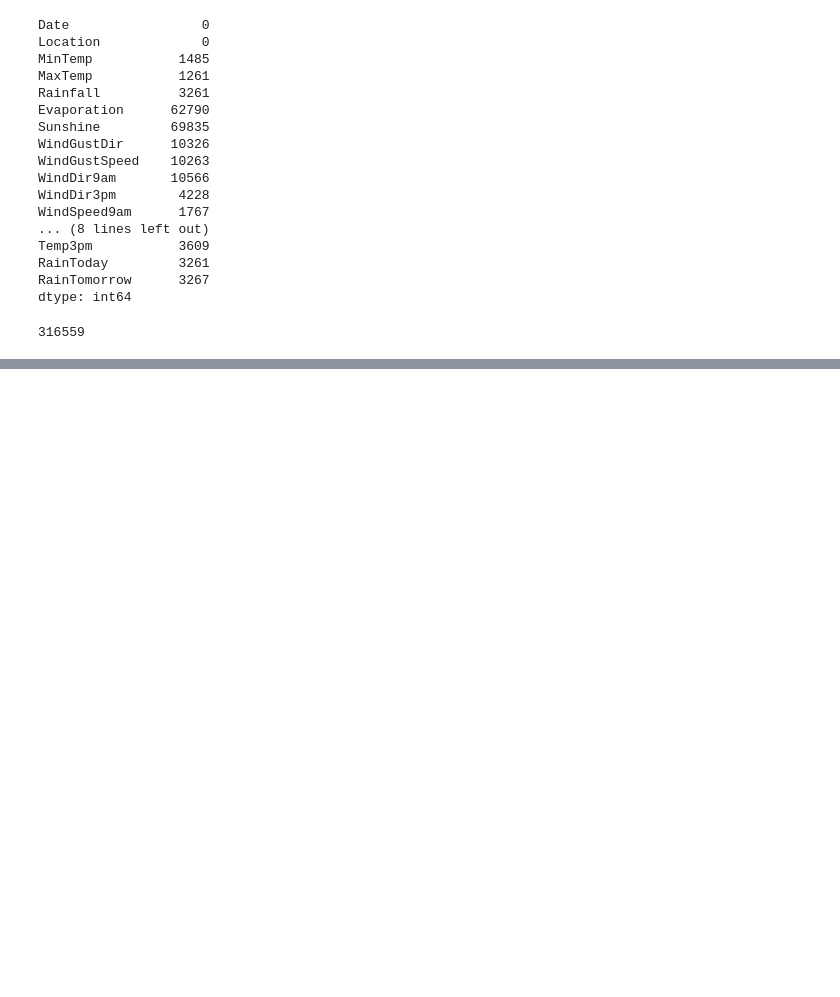
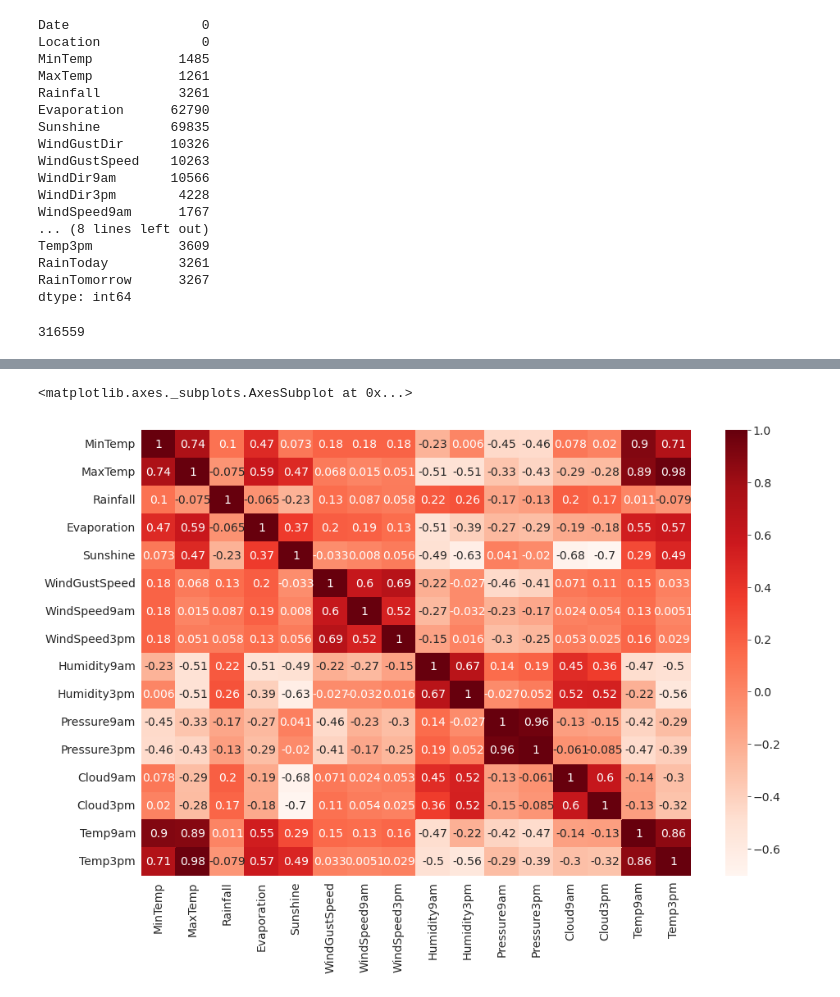
Before and after one commit to imshiv-10/ML-SkLearn, a Jupyter notebook: 3. Decision Trees and Hyperparameters/decision_trees_random_forests.ipynb, the cells around one changed output, grey strips where cells are left out. Drawn from its saved outputs; the diff is of its cells as text; code cells hidden in the pictures; blank space fills up the shorter version.

```diff
--- a/3. Decision Trees and Hyperparameters/decision_trees_random_forests.ipynb
+++ b/3. Decision Trees and Hyperparameters/decision_trees_random_forests.ipynb
@@ -90,0 +121,10 @@ ValueError: ignored
+# %%
+sns.set_style('darkgrid')
+matplotlib.rcParams['figure.figsize'] = (15,10)
+matplotlib.rcParams['figure.facecolor'] = '#00000000'
+matplotlib.rcParams['font.size'] = 14
+# %%
+sns.heatmap(raw_df.corr(), cmap='Reds', annot=True)
+# %% [output]
+<matplotlib.axes._subplots.AxesSubplot at 0x...>
+[figure, added]
```
Also changed, not shown: parts of 7 cells of this notebook.
